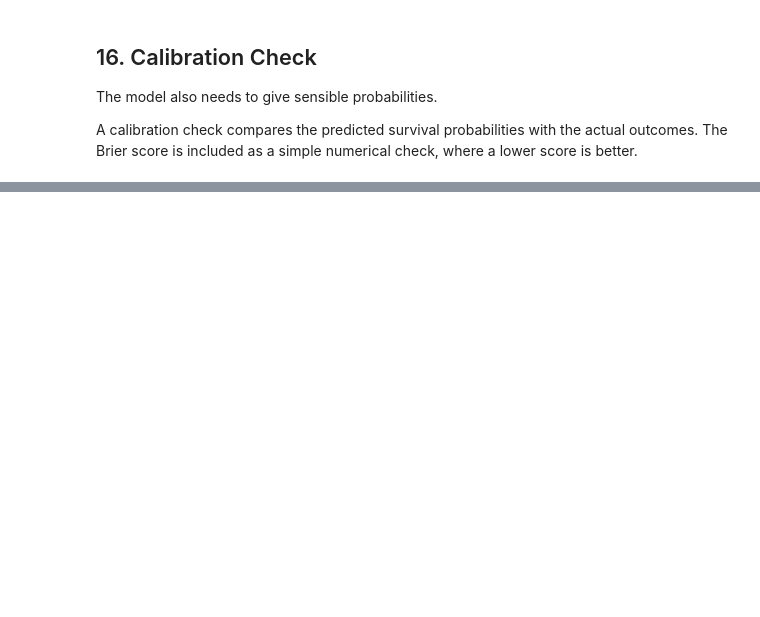
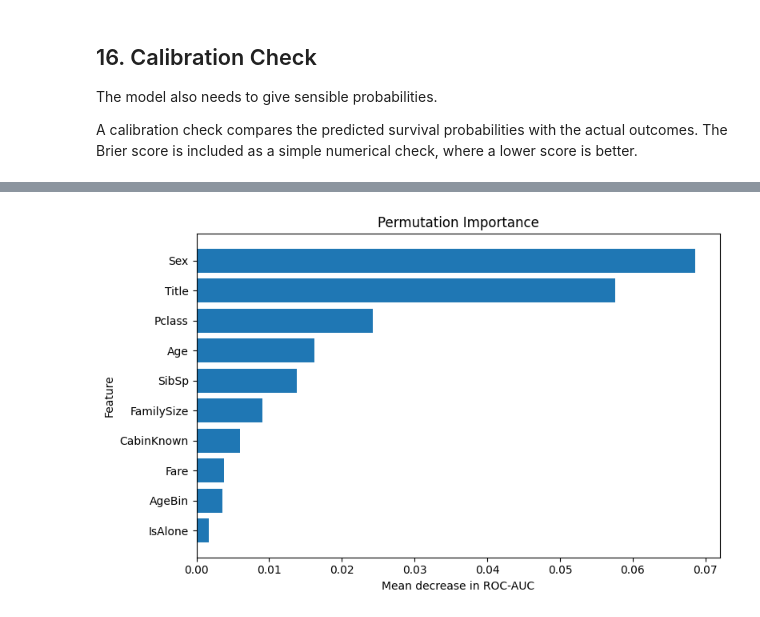
Before and after one commit to francisparwez/titanic-survival-analysis, a Jupyter notebook: Titanic_ML.ipynb, the cells around one changed output, grey strips where cells are left out. Drawn from its saved outputs; the diff is of its cells as text; code cells hidden in the pictures; blank space fills up the shorter version.

```diff
--- a/Titanic_ML.ipynb
+++ b/Titanic_ML.ipynb
@@ -865,0 +877,20 @@ The next step is to explain the final model using permutation importance and SHA
+# %%
+from sklearn.inspection import permutation_importance
+
+permutation_result = permutation_importance(
+    calibrated_model,
+    X_valid,
+    y_valid,
+    scoring="roc_auc",
+    n_repeats=20,
+    random_state=42,
+    n_jobs=-1
+)
+
+permutation_df = pd.DataFrame({
+    "Feature": X_valid.columns,
+    "Importance": permutation_result.importances_mean,
+    "Std": permutation_result.importances_std
+}).sort_values("Importance", ascending=False)
+
+permutation_df.head(10)
@@ -865,0 +909,26 @@ The next step is to explain the final model using permutation importance and SHA
+# %%
+plt.figure(figsize=(8, 5))
+
+top_permutation = permutation_df.head(10).sort_values("Importance")
+
+plt.barh(
+    top_permutation["Feature"],
+    top_permutation["Importance"]
+)
+
+plt.title("Permutation Importance")
+plt.xlabel("Mean decrease in ROC-AUC")
+plt.ylabel("Feature")
+
+plt.tight_layout()
+
+plt.savefig(
+    "images/12_permutation_importance.png",
+    dpi=300,
+    bbox_inches="tight"
+)
+
+plt.show()
+plt.close()
+# %% [output]
+[figure, added]
```
Also changed, not shown: parts of 19 cells of this notebook, 6 other files.
